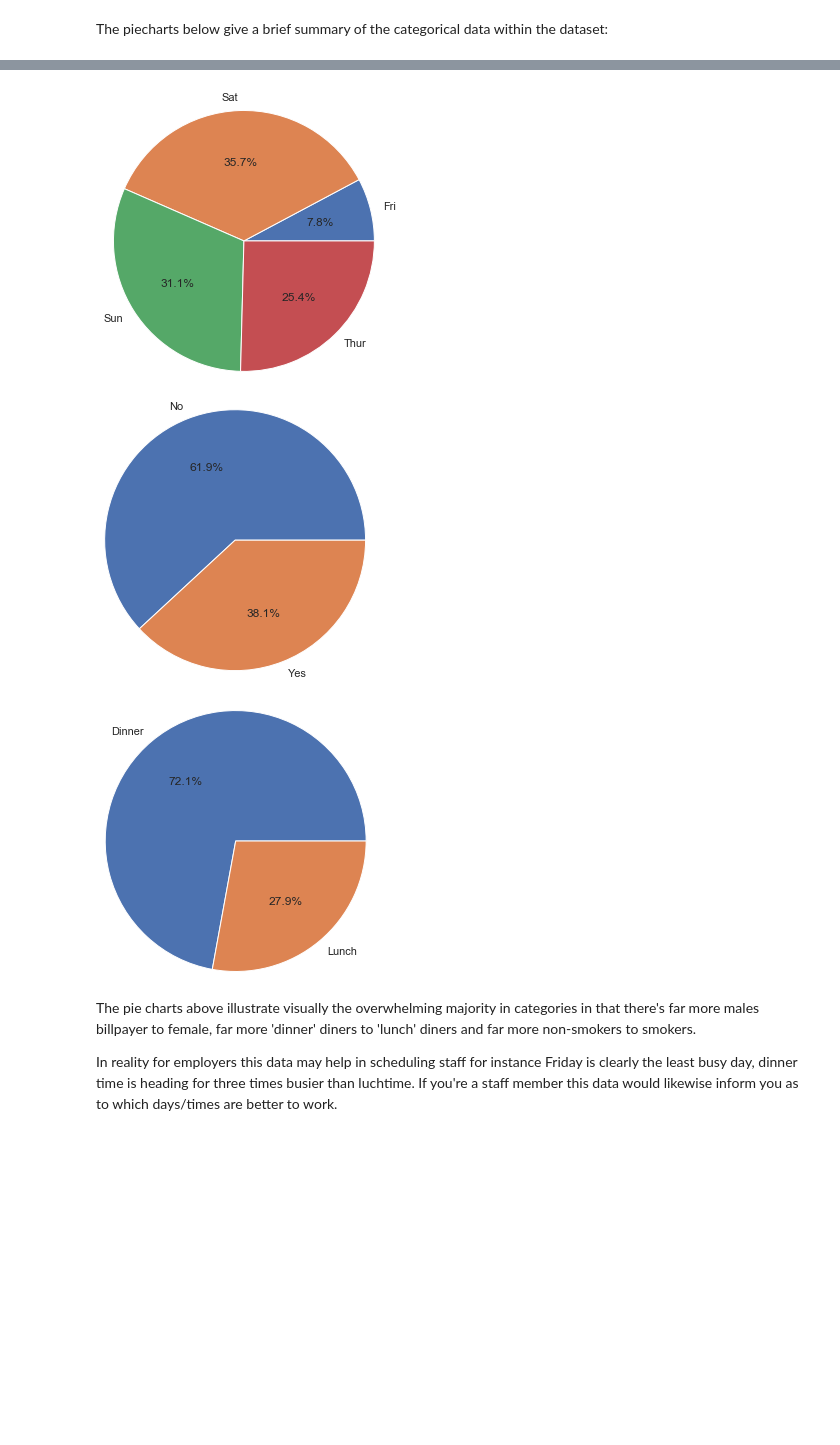
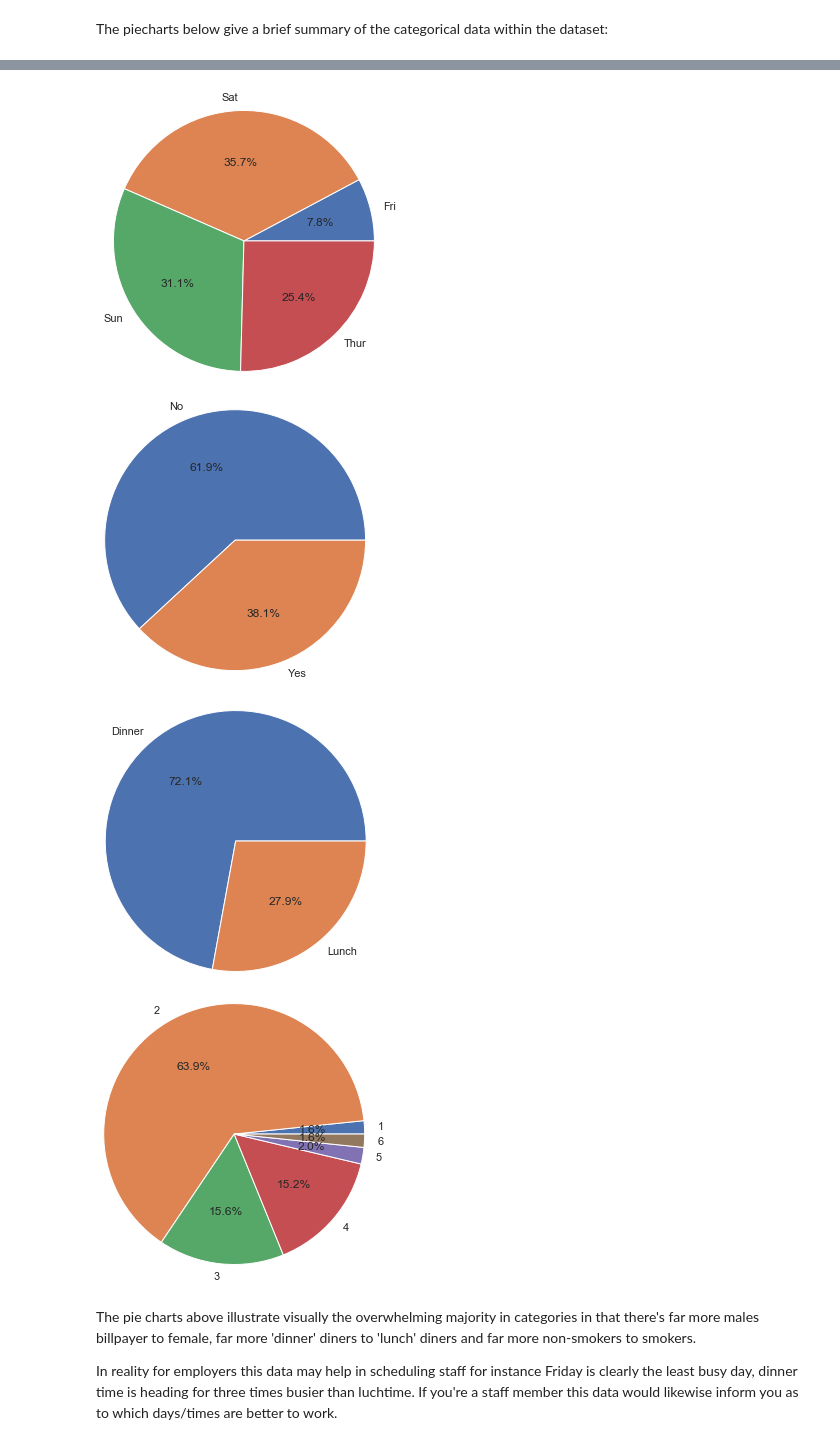
Before and after one commit to edelcorcoran/FDA-Project, a Jupyter notebook: Tips.ipynb, the cells around one changed output, grey strips where cells are left out. Drawn from its saved outputs; the diff is of its cells as text; code cells hidden in the pictures; blank space fills up the shorter version.

Commit message:
Regression & additions to Categical data (size)

```diff
--- a/Tips.ipynb
+++ b/Tips.ipynb
@@ -534,30 +534,36 @@ The piecharts below give a brief summary of the categorical data within the data
 # %%
 # pie charts to represent categorical data (sex/day/smoker/time) by percentage
 
 # for the category 'sex' what % is male/female. Illustrate this in a pie chart
 sex = df.groupby('sex').size()
 plt.pie(sex, labels=sex.index, radius=1.5, autopct='%1.1f%%')
 plt.show()
 
 # for the category 'day' what % is thur/fri/sat/sun. Illustrate this in a pie chart
 day = df.groupby('day').size()
 plt.pie(day, labels=day.index, radius=1.5, autopct='%1.1f%%')
 plt.show()
 
 # for the category 'smoker' what % is smoker/non-smoker. Illustrate this in a pie chart
 smoker = df.groupby('smoker').size()
 plt.pie(smoker, labels=smoker.index, radius=1.5, autopct='%1.1f%%')
 plt.show()
 
 # for the category 'time' what % is lunch time/dinner time. Illustrate this in a pie chart
 time = df.groupby('time').size()
 plt.pie(time, labels=time.index, radius=1.5, autopct='%1.1f%%')
 plt.show()
+
+# for the category 'size' what % is size=1,2,3,,etc. Illustrate this in a pie chart
+time = df.groupby('size').size()
+plt.pie(time, labels=time.index, radius=1.5, autopct='%1.1f%%')
+plt.show()
 # %% [output]
 [figure]
 [figure]
 [figure]
 [figure]
+[figure, added]
 # %% [markdown]
 The pie charts above illustrate visually the overwhelming majority in categories in that there's far more males billpayer to female, far more 'dinner' diners to 'lunch' diners and far more non-smokers to smokers.
 
```
Also changed, not shown: parts of 28 cells of this notebook.
